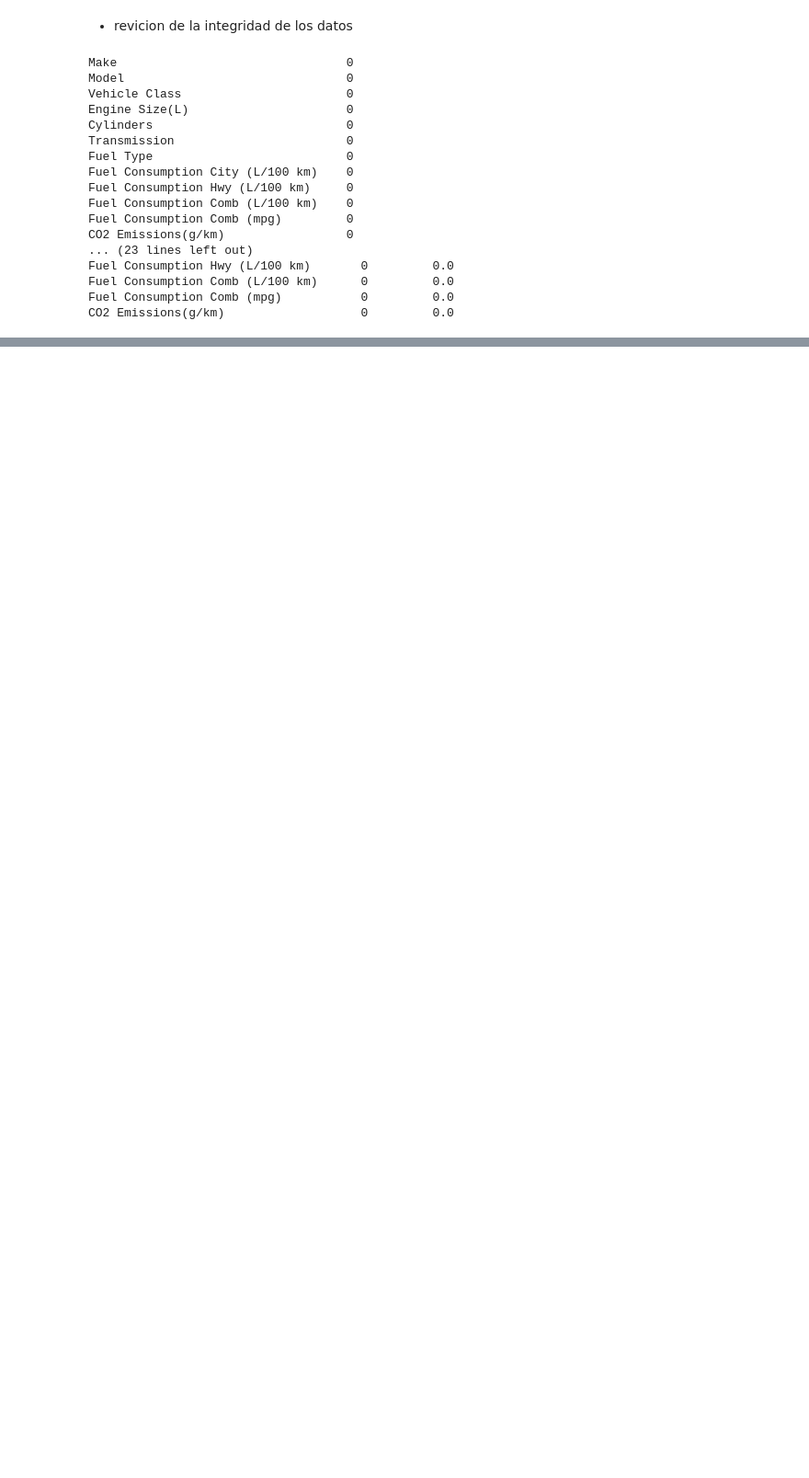
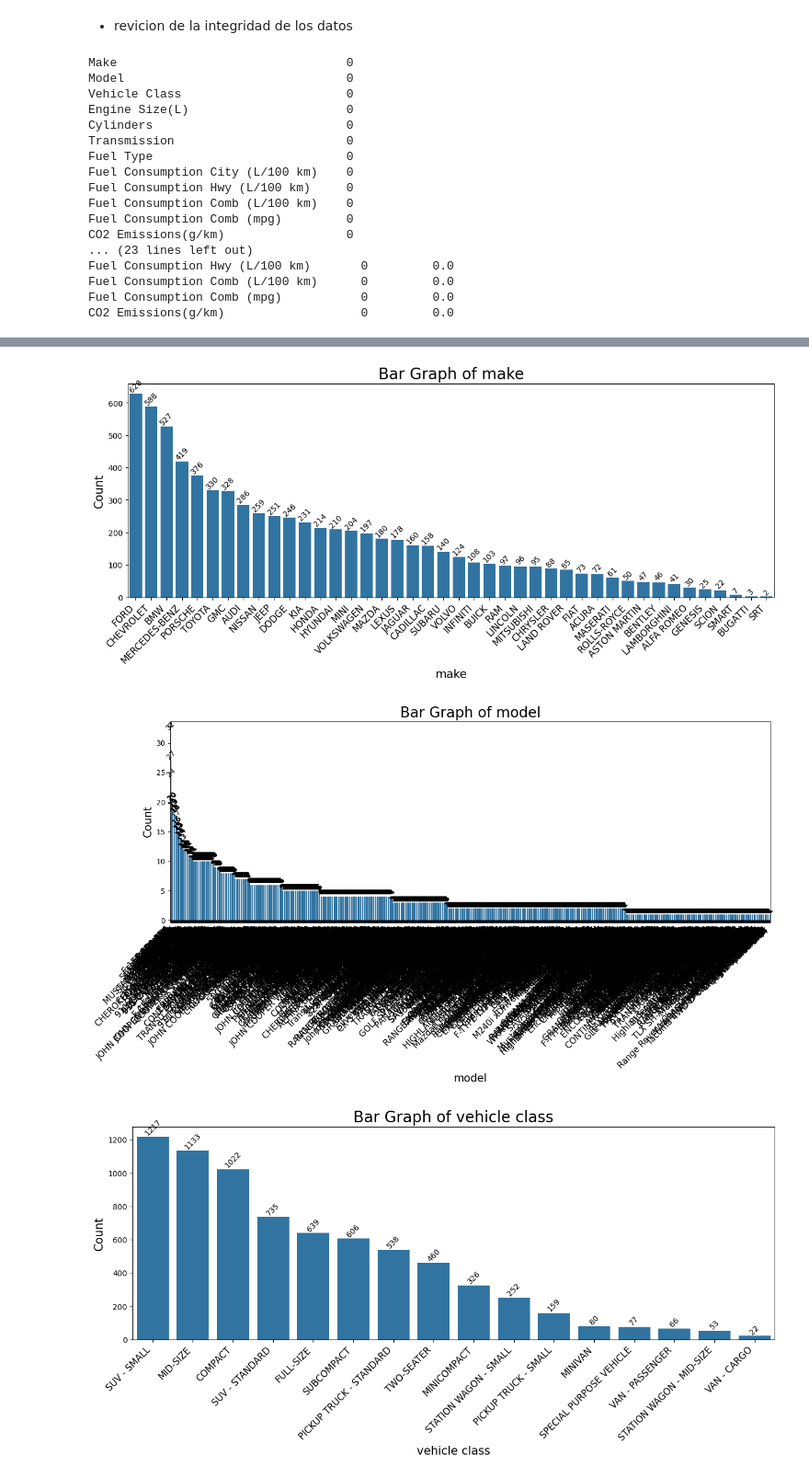
Before and after one commit to fcoHM/MineriaDeDatos, a Jupyter notebook: Apuntes_Mineria_Datos.ipynb, the cells around one changed output, grey strips where cells are left out. Shown at 92% size. Drawn from its saved outputs; the diff is of its cells as text; code cells hidden in the pictures; blank space fills up the shorter version.

```diff
--- a/Apuntes_Mineria_Datos.ipynb
+++ b/Apuntes_Mineria_Datos.ipynb
@@ -68,0 +150,17 @@ CO2 Emissions(g/km)                   0         0.0
+# %%
+#renombrar caracteristicas
+df.rename(columns = {
+    'Make' :'make',
+    'Model' : 'model',
+    'Vehicle Class' : 'vehicle class',
+    'Engine Size(L)' : 'engine_size',
+    'Cylinders' : 'cylinders',
+    'Transmission' : 'transmission',
+    'Fuel Type' : 'fuel type',
+    'Fuel Consumption City (L/100 km)': 'fuel_cons_city',
+    'Fuel Consumption Hwy (L/100 km)' : 'fuel_cons_hwy',
+    'Fuel Consumption Comb (L/100 km)' : 'fuel_cons_comb',
+    'Fuel Consumption Comb (mpg)' : 'fuel_cons_mpg',
+    'CO2 Emissions(g/km)' : 'co2'
+
+}, inplace=True)
@@ -68,0 +191,23 @@ CO2 Emissions(g/km)                   0         0.0
+# %%
+import plotly.graph_objects as go
+
+#obersvar distribucion de las variables categoricas
+#con gradfico de barras o histogramas
+def plot_bar_graphs(df, columns):
+  for column in columns:
+    plt.figure(figsize = (15,5))
+    ax = sns.countplot(x = column, data = df,
+                       order = df[column].value_counts().index)
+    ax.bar_label(ax.containers[0], rotation = 45)
+    plt.xlabel (column, fontsize=15)
+    plt.ylabel('Count', fontsize = 15)
+    plt.title(f'Bar Graph of {column}', fontsize = 20) #Formatear columnna
+    plt.xticks(rotation = 45, ha = 'right', fontsize = 12)
+    plt.show()
+
+cat_features = ['make', 'model', 'vehicle class', 'transmission', 'fuel type']
+plot_bar_graphs(df, cat_features)
+# %% [output]
+[figure, added]
+[figure, added]
+[figure, added]
```
Also changed, not shown: parts of 24 cells of this notebook.
